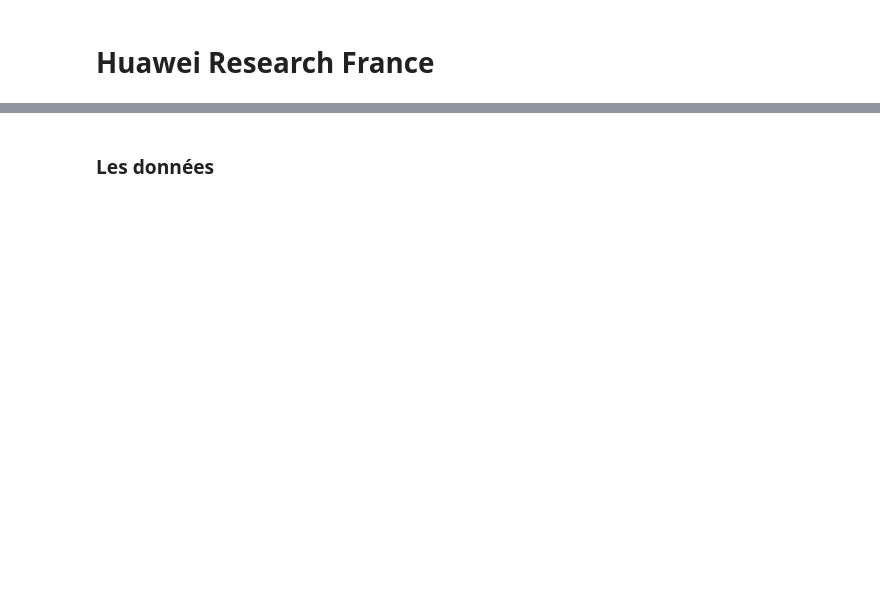
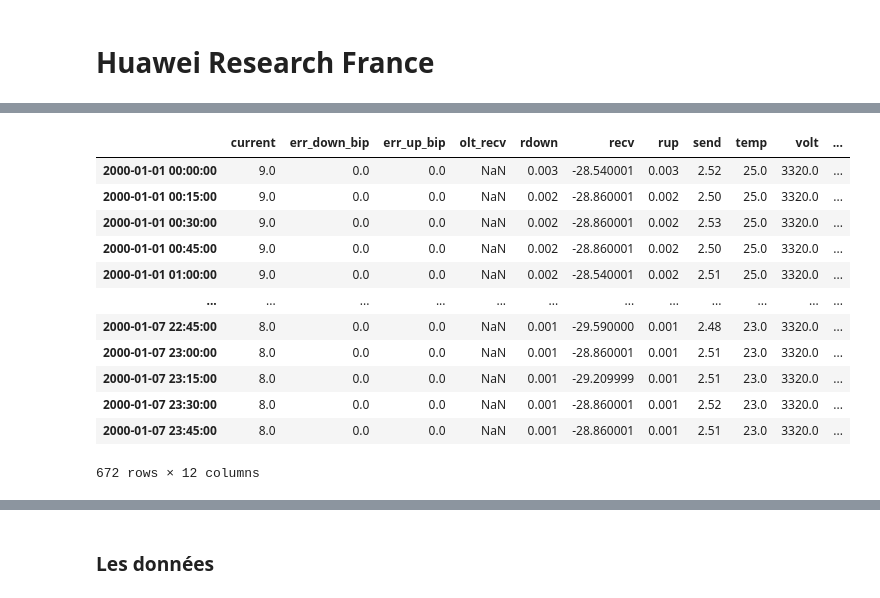
Before and after one commit to aflatoune/Huawei, a Jupyter notebook: oan_failure_starting_kit.ipynb, the cells around one changed output, grey strips where cells are left out. Cells and saved outputs as stored; diff of their text form; code cells hidden in the pictures; blank space fills up the shorter version.

```diff
--- a/oan_failure_starting_kit.ipynb
+++ b/oan_failure_starting_kit.ipynb
@@ -40,0 +138,16 @@ problem = rw.utils.assert_read_problem()
+# %%
+X_n
+# %% [output]
+|  | current | err_down_bip | err_up_bip | olt_recv | rdown | recv | rup | send | temp | volt | ... |
+| 2000-01-01 00:00:00 | 9.0 | 0.0 | 0.0 | NaN | 0.003 | -28.540001 | 0.003 | 2.52 | 25.0 | 3320.0 | ... |
+| 2000-01-01 00:15:00 | 9.0 | 0.0 | 0.0 | NaN | 0.002 | -28.860001 | 0.002 | 2.50 | 25.0 | 3320.0 | ... |
+| 2000-01-01 00:30:00 | 9.0 | 0.0 | 0.0 | NaN | 0.002 | -28.860001 | 0.002 | 2.53 | 25.0 | 3320.0 | ... |
+| 2000-01-01 00:45:00 | 9.0 | 0.0 | 0.0 | NaN | 0.002 | -28.860001 | 0.002 | 2.50 | 25.0 | 3320.0 | ... |
+| 2000-01-01 01:00:00 | 9.0 | 0.0 | 0.0 | NaN | 0.002 | -28.540001 | 0.002 | 2.51 | 25.0 | 3320.0 | ... |
+| ... | ... | ... | ... | ... | ... | ... | ... | ... | ... | ... | ... |
+| 2000-01-07 22:45:00 | 8.0 | 0.0 | 0.0 | NaN | 0.001 | -29.590000 | 0.001 | 2.48 | 23.0 | 3320.0 | ... |
+| 2000-01-07 23:00:00 | 8.0 | 0.0 | 0.0 | NaN | 0.001 | -28.860001 | 0.001 | 2.51 | 23.0 | 3320.0 | ... |
+| 2000-01-07 23:15:00 | 8.0 | 0.0 | 0.0 | NaN | 0.001 | -29.209999 | 0.001 | 2.51 | 23.0 | 3320.0 | ... |
+| 2000-01-07 23:30:00 | 8.0 | 0.0 | 0.0 | NaN | 0.001 | -28.860001 | 0.001 | 2.52 | 23.0 | 3320.0 | ... |
+| 2000-01-07 23:45:00 | 8.0 | 0.0 | 0.0 | NaN | 0.001 | -28.860001 | 0.001 | 2.51 | 23.0 | 3320.0 | ... |
+672 rows × 12 columns
```
Also changed, not shown: parts of 12 cells of this notebook, 3 other files.
